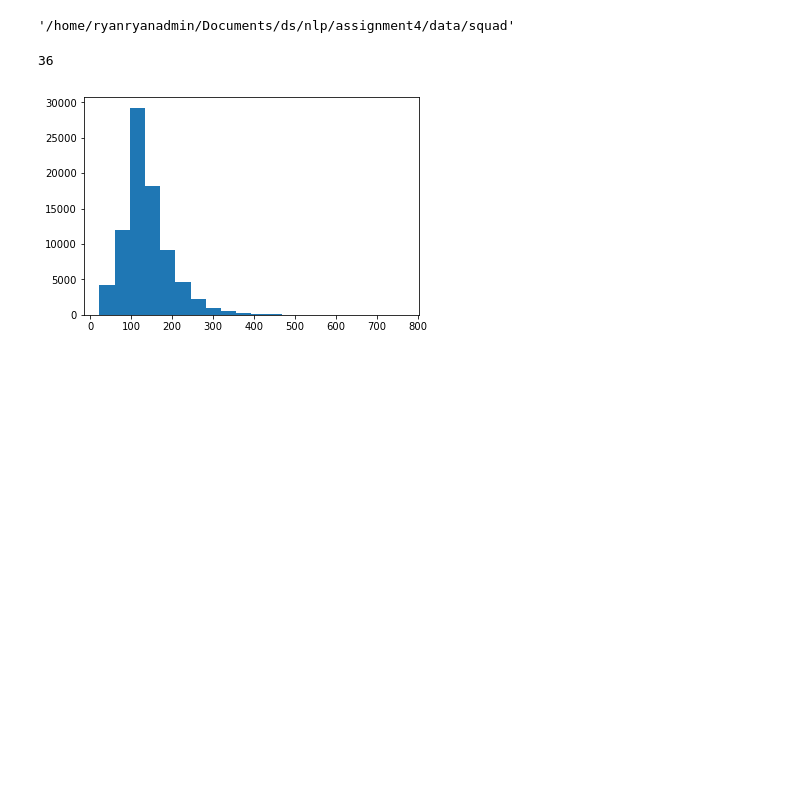
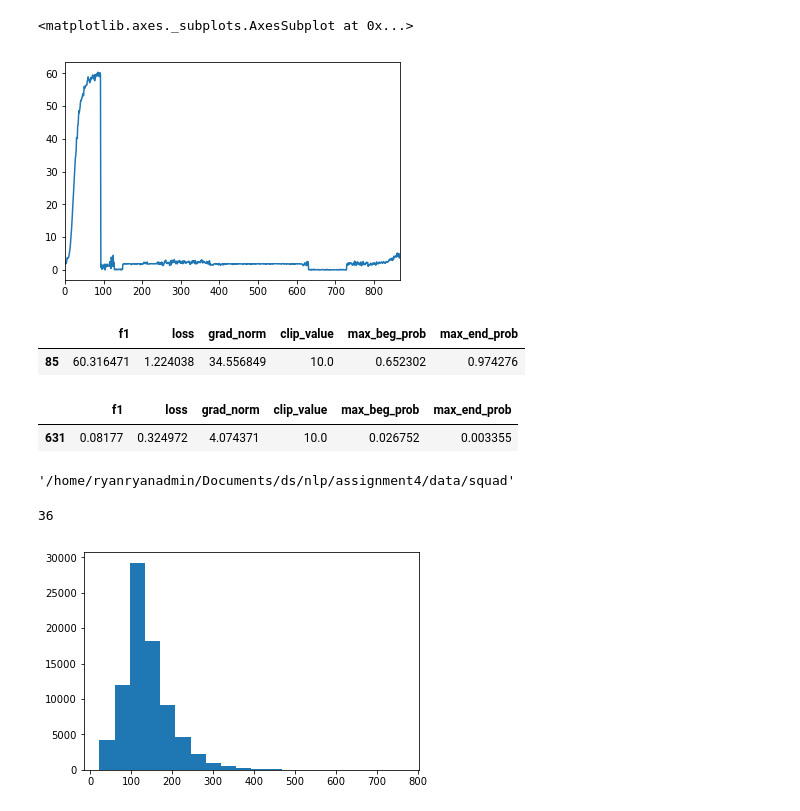
Before and after one commit to ryankresse/nlp_qa, a Jupyter notebook: explore_data.ipynb, the cells around one changed output. Saved outputs shown, nothing was run; the diff lists cells and outputs as text; code cells hidden in the pictures; blank space fills up the shorter version.

```diff
--- a/explore_data.ipynb
+++ b/explore_data.ipynb
@@ -9,3 +35,18 @@ from IPython.core.debugger import Pdb
+# %%
+logs.f1.plot()
+# %% [output]
+<matplotlib.axes._subplots.AxesSubplot at 0x...>
+[figure, added]
+# %%
+logs[logs.f1 == logs.f1.max()]
+# %% [output]
+|  | f1 | loss | grad_norm | clip_value | max_beg_prob | max_end_prob |
+| 85 | 60.316471 | 1.224038 | 34.556849 | 10.0 | 0.652302 | 0.974276 |
+# %%
+logs[logs.loss == logs.loss.min() ]
+# %% [output]
+|  | f1 | loss | grad_norm | clip_value | max_beg_prob | max_end_prob |
+| 631 | 0.08177 | 0.324972 | 4.074371 | 10.0 | 0.026752 | 0.003355 |
 # %%
 data_dir = os.path.join(os.getcwd(), 'data', 'squad')
 # %%
```
Also changed, not shown: parts of 7 cells of this notebook, 4 other files.
